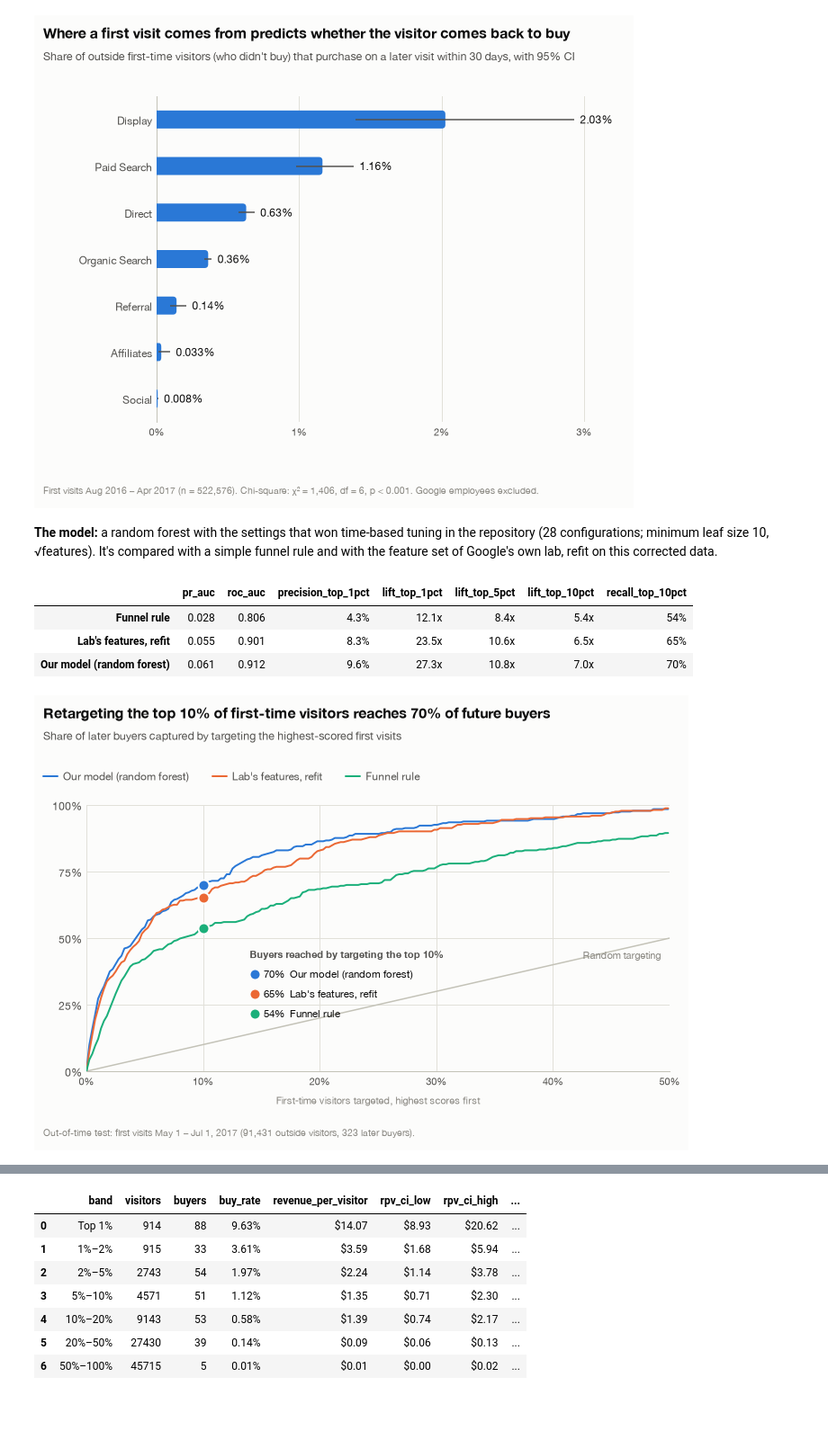
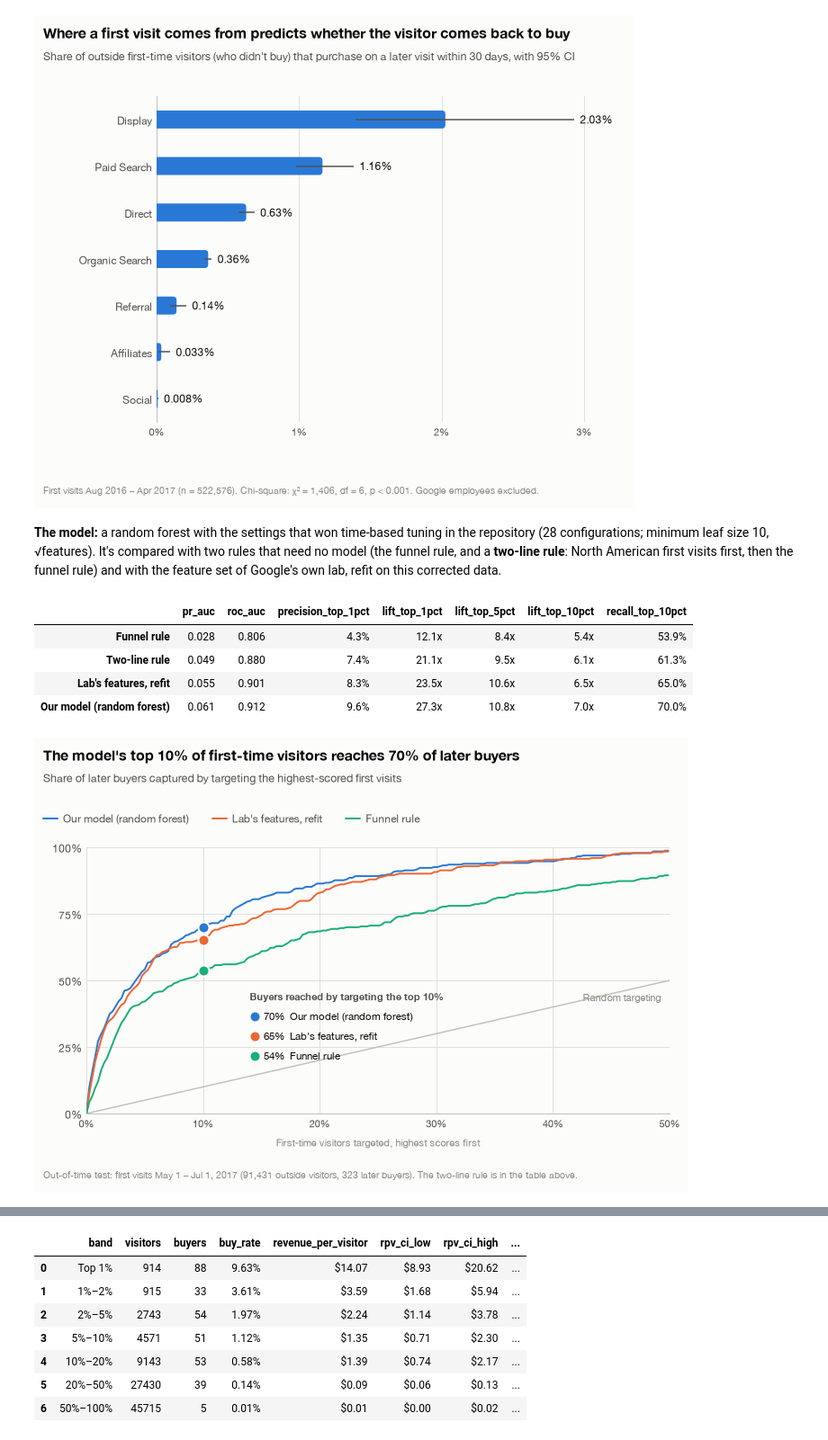
Before and after one commit to Pann13223029/merch-store-marketing-case-study, a Jupyter notebook: kaggle/merch_store_marketing_case_study.ipynb, the cells around one changed output, grey strips where cells are left out. Shown at 90% size. Cells and saved outputs as stored; diff of their text form; code cells hidden in the pictures; blank space fills up the shorter version.

```diff
--- a/kaggle/merch_store_marketing_case_study.ipynb
+++ b/kaggle/merch_store_marketing_case_study.ipynb
@@ -1377,27 +1713,31 @@ rate_with_ci_chart(list(g.index), g.rate.tolist(), g.lo.tolist(), g.hi.tolist(),
 # %% [output]
 [figure]
 # %% [markdown]
-**The model:** a random forest with the settings that won time-based tuning in the repository (28 configurations; minimum leaf size 10, √features). It's compared with a simple funnel rule and with the feature set of Google's own lab, refit on this corrected data.
+**The model:** a random forest with the settings that won time-based tuning in the repository (28 configurations; minimum leaf size 10, √features). It's compared with two rules that need no model (the funnel rule, and a **two-line rule**: North American first visits first, then the funnel rule) and with the feature set of Google's own lab, refit on this corrected data.
 # %%
 scores = {"Funnel rule": funnel_rule_score(test),
+          "Two-line rule": funnel_geo_rule_score(test),
           "Lab's features, refit": lab_features_pipeline().fit(train, train[LABEL]).predict_proba(test)[:, 1],
           "Our model (random forest)": random_forest_pipeline(min_samples_leaf=10, max_features="sqrt")
                                            .fit(train, train[LABEL]).predict_proba(test)[:, 1]}
 y = test[LABEL].to_numpy()
 pd.DataFrame({k: ranking_metrics(y, s) for k, s in scores.items()}).T.style.format(
     {"pr_auc": "{:.3f}", "roc_auc": "{:.3f}", "precision_top_1pct": "{:.1%}", "lift_top_1pct": "{:.1f}x",
-     "lift_top_5pct": "{:.1f}x", "lift_top_10pct": "{:.1f}x", "recall_top_10pct": "{:.0%}"})
+     "lift_top_5pct": "{:.1f}x", "lift_top_10pct": "{:.1f}x", "recall_top_10pct": "{:.1%}"})
 # %% [output]
 |  | pr_auc | roc_auc | precision_top_1pct | lift_top_1pct | lift_top_5pct | lift_top_10pct | recall_top_10pct |
-| Funnel rule | 0.028 | 0.806 | 4.3% | 12.1x | 8.4x | 5.4x | 54% |
-| Lab's features, refit | 0.055 | 0.901 | 8.3% | 23.5x | 10.6x | 6.5x | 65% |
-| Our model (random forest) | 0.061 | 0.912 | 9.6% | 27.3x | 10.8x | 7.0x | 70% |
+| Funnel rule | 0.028 | 0.806 | 4.3% | 12.1x | 8.4x | 5.4x | 53.9% |
+| Two-line rule | 0.049 | 0.880 | 7.4% | 21.1x | 9.5x | 6.1x | 61.3% |
+| Lab's features, refit | 0.055 | 0.901 | 8.3% | 23.5x | 10.6x | 6.5x | 65.0% |
+| Our model (random forest) | 0.061 | 0.912 | 9.6% | 27.3x | 10.8x | 7.0x | 70.0% |
 # %%
 colors = {"Our model (random forest)": SERIES_1, "Lab's features, refit": "#eb6834", "Funnel rule": "#1baf7a"}
+reach = top_share_recall(y, scores["Our model (random forest)"], 0.10)
 gains_chart({k: cumulative_gains(y, scores[k]) for k in colors}, colors,
-    title="Retargeting the top 10% of first-time visitors reaches 70% of future buyers",
+    title=f"The model's top 10% of first-time visitors reaches {reach:.0%} of later buyers",
     subtitle="Share of later buyers captured by targeting the highest-scored first visits",
-    note=f"Out-of-time test: first visits May 1 – Jul 1, 2017 ({len(test):,} outside visitors, {int(y.sum())} later buyers).");
+    note=f"Out-of-time test: first visits May 1 – Jul 1, 2017 ({len(test):,} outside visitors, {int(y.sum())} later buyers). "
+         "The two-line rule is in the table above.");
 # %% [output]
-[figure, old version]
+[figure, new version]
 # %% [markdown]
```
Also changed, not shown: parts of 24 cells of this notebook, 10 other files.
